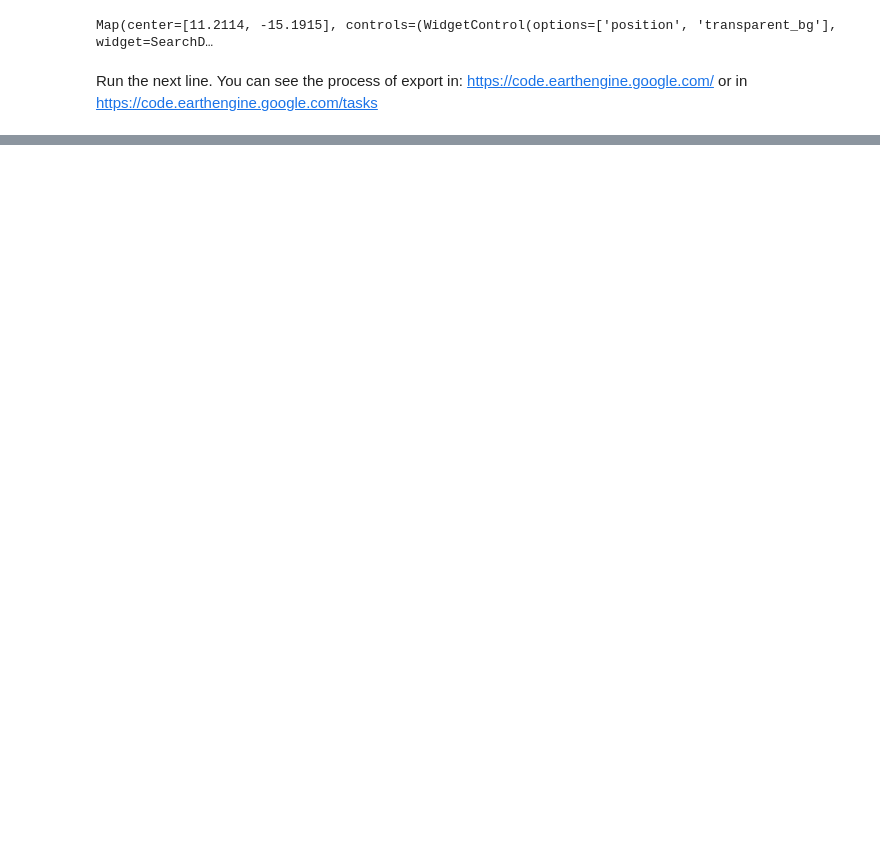
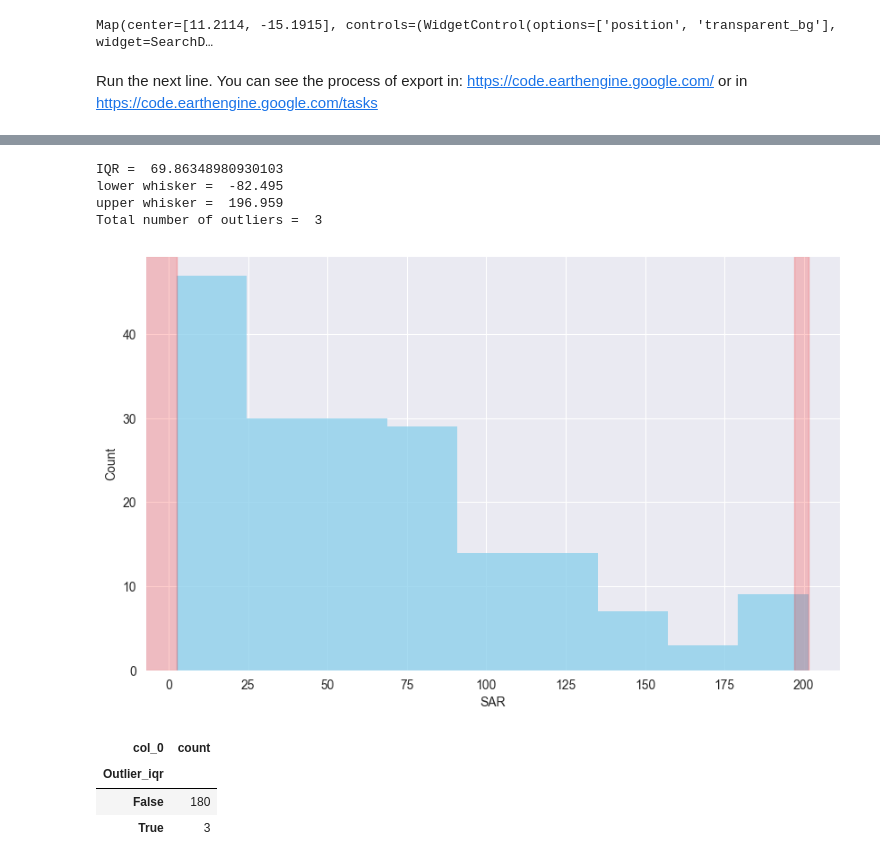
Before and after one commit to Emmanuel461/PML_2023_2024, a Jupyter notebook: Final_work/Codes/Pre_process_data.ipynb, the cells around one changed output, grey strips where cells are left out. Cells and saved outputs as stored; diff of their text form; code cells hidden in the pictures; blank space fills up the shorter version.

```diff
--- a/Final_work/Codes/Pre_process_data.ipynb
+++ b/Final_work/Codes/Pre_process_data.ipynb
@@ -267,0 +318,6 @@ Archivo PS_Index_filtered.tif descargado exitosamente.
+# %%
+# find all unique values of training data names to use as classes
+classes = training_vectors[['SAR']]
+classes.shape
+
+print(classes)
@@ -267,0 +339,41 @@ Archivo PS_Index_filtered.tif descargado exitosamente.
+# %%
+# function to compute the IQR (upper and lower whisker)
+
+def out_iqr(df , column):
+    global loweriqr,upperiqr
+    q25, q75 = np.quantile(df[column], 0.25), np.quantile(df[column], 0.75)
+    # calculate the IQR
+    iqr = q75 - q25
+    # calculate the outlier cutoff
+    cut_off = iqr * 1.5
+    # calculate the lower and upper bound value
+    loweriqr, upperiqr = q25 - cut_off, q75 + cut_off
+    # print results
+    print('IQR = ',iqr)
+    print('lower whisker = ', round(loweriqr, 3))
+    print('upper whisker = ', round(upperiqr, 3))
+    # Calculate the number of records below and above lower and above bound value respectively
+    df1 = df[df[column] > upperiqr]
+    df2 = df[df[column] < loweriqr]
+    return print('Total number of outliers = ', df1.shape[0]+ df2.shape[0])
+
+# Get the IQR limits ad the number of outliers
+out_iqr(classes,'SAR')
+# %% [output]
+IQR =  69.86348980930103
+lower whisker =  -82.495
+upper whisker =  196.959
+Total number of outliers =  3
+# %%
+# histogram with areas defining outlier
+plt.figure(figsize = (10,6))
+sns.set_style('darkgrid') # set the background to grey with white tckmarks (ggplot default style)
+sns.histplot(classes.SAR,
+    color='skyblue',
+    edgecolor='none'
+    )
+plt.axvspan(xmin= classes.SAR.min(), xmax = loweriqr, alpha=0.2, color='red') # lower was defined by the function 'out_iqr' produced above
+plt.axvspan(xmin = upperiqr,xmax= classes.SAR.max(),alpha=0.2, color='red') # upper was defined by the function 'out_iqr' produced above
+plt.show()
+# %% [output]
+[figure, added]
@@ -267,0 +383,9 @@ Archivo PS_Index_filtered.tif descargado exitosamente.
+# %%
+# add a column to identify the IQR-based outliers
+classes['Outlier_iqr'] = (classes['SAR'] < loweriqr) | (classes['SAR'] > upperiqr)
+pd.crosstab(classes['Outlier_iqr'], columns='count')
+# %% [output]
+| col_0 | count |
+| Outlier_iqr |  |
+| False | 180 |
+| True | 3 |
```
Also changed, not shown: parts of 24 cells of this notebook, 8 other files.
